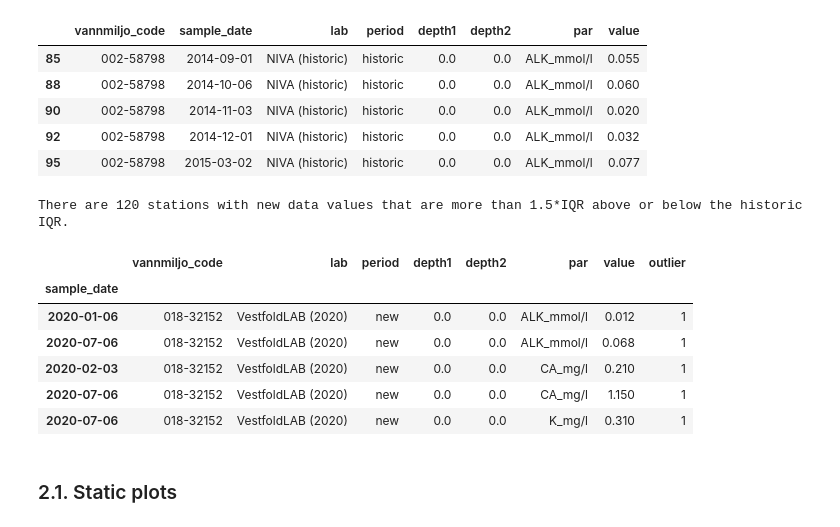
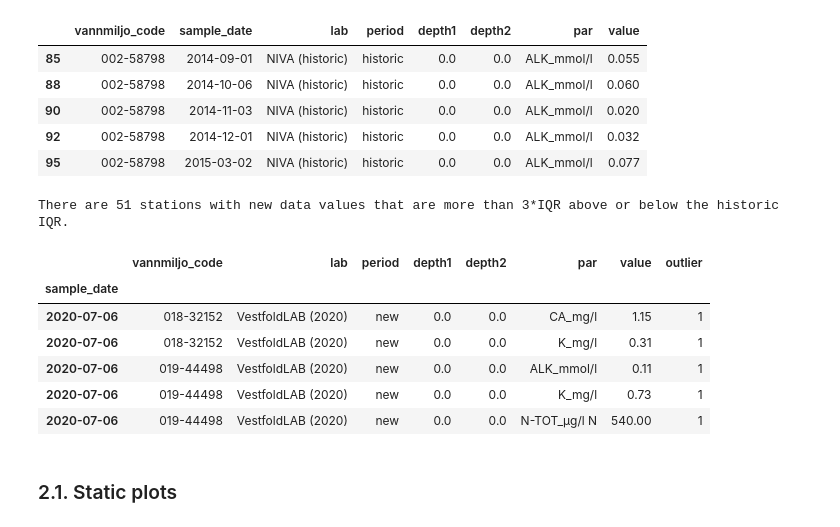
Before and after one commit to NIVANorge/tiltaksovervakingen, a Jupyter notebook: notebooks/04_timeseries.ipynb, the cells around one changed output. Saved outputs shown, nothing was run; the diff lists cells and outputs as text; code cells hidden in the pictures.

```diff
--- a/notebooks/04_timeseries.ipynb
+++ b/notebooks/04_timeseries.ipynb
@@ -231,40 +184,44 @@ df.head()
 | 92 | 002-58798 | 2014-12-01 | NIVA (historic) | historic | 0.0 | 0.0 | ALK_mmol/l | 0.032 |
 | 95 | 002-58798 | 2015-03-02 | NIVA (historic) | historic | 0.0 | 0.0 | ALK_mmol/l | 0.077 |
 # %%
+iqr_fac = 3
+
 df_list = []
 grps = df.groupby(["vannmiljo_code", "par", "depth1", "depth2"])
 for idx, grp_df in grps:
     grp_df.set_index("sample_date", inplace=True)
     grp_df.sort_index(inplace=True)
     his_df = grp_df.query("period == 'historic'").copy()
     new_df = grp_df.query("period == 'new'").copy()
 
     if (len(his_df) > 50) and (len(new_df) > 0):
         new_df["outlier"] = 0
         uq = his_df["value"].quantile(0.75)
         lq = his_df["value"].quantile(0.25)
         iqr = uq - lq
-        new_df.loc[new_df["value"] > uq + 1.5 * iqr, "outlier"] = 1
-        new_df.loc[new_df["value"] < lq - 1.5 * iqr, "outlier"] = 1
+        new_df.loc[new_df["value"] > uq + iqr_fac * iqr, "outlier"] = 1
+        new_df.loc[new_df["value"] < lq - iqr_fac * iqr, "outlier"] = 1
 
         df_list.append(new_df.query("outlier != 0"))
 
 out_df = pd.concat(df_list)
 n_stns = len(out_df["vannmiljo_code"].unique())
 print(
-    f"There are {n_stns} stations with new data values that are more than 1.5*IQR above or below the historic IQR.\n"
+    f"There are {n_stns} stations with new data values that are more than {iqr_fac}*IQR above or below the historic IQR.\n"
 )
-
+out_csv = r"../output/timerseries_outliers.csv"
+out_df2 = out_df.reset_index()
+out_df2.to_csv(out_csv, index=False)
 out_df.head()
 # %% [output]
-There are 120 stations with new data values that are more than 1.5*IQR above or below the historic IQR.
+There are 51 stations with new data values that are more than 3*IQR above or below the historic IQR.
 |  | vannmiljo_code | lab | period | depth1 | depth2 | par | value | outlier |
 | sample_date |  |  |  |  |  |  |  |  |
-| 2020-01-06 | 018-32152 | VestfoldLAB (2020) | new | 0.0 | 0.0 | ALK_mmol/l | 0.012 | 1 |
-| 2020-07-06 | 018-32152 | VestfoldLAB (2020) | new | 0.0 | 0.0 | ALK_mmol/l | 0.068 | 1 |
-| 2020-02-03 | 018-32152 | VestfoldLAB (2020) | new | 0.0 | 0.0 | CA_mg/l | 0.210 | 1 |
-| 2020-07-06 | 018-32152 | VestfoldLAB (2020) | new | 0.0 | 0.0 | CA_mg/l | 1.150 | 1 |
-| 2020-07-06 | 018-32152 | VestfoldLAB (2020) | new | 0.0 | 0.0 | K_mg/l | 0.310 | 1 |
+| 2020-07-06 | 018-32152 | VestfoldLAB (2020) | new | 0.0 | 0.0 | CA_mg/l | 1.15 | 1 |
+| 2020-07-06 | 018-32152 | VestfoldLAB (2020) | new | 0.0 | 0.0 | K_mg/l | 0.31 | 1 |
+| 2020-07-06 | 019-44498 | VestfoldLAB (2020) | new | 0.0 | 0.0 | ALK_mmol/l | 0.11 | 1 |
+| 2020-07-06 | 019-44498 | VestfoldLAB (2020) | new | 0.0 | 0.0 | K_mg/l | 0.73 | 1 |
+| 2020-07-06 | 019-44498 | VestfoldLAB (2020) | new | 0.0 | 0.0 | N-TOT_µg/l N | 540.00 | 1 |
 # %% [markdown]
 ### 2.1. Static plots
 # %%
```
Also changed, not shown: parts of 14 cells of this notebook, 10 other files.
